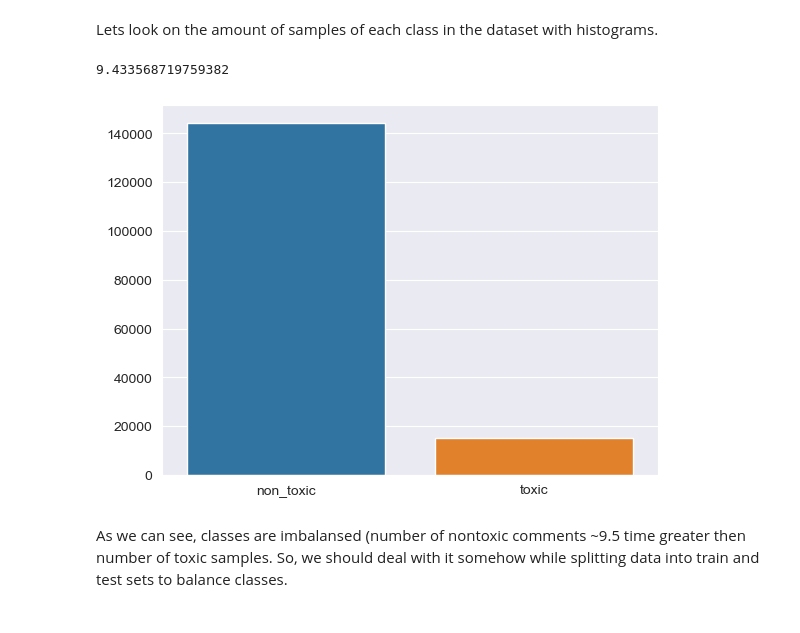
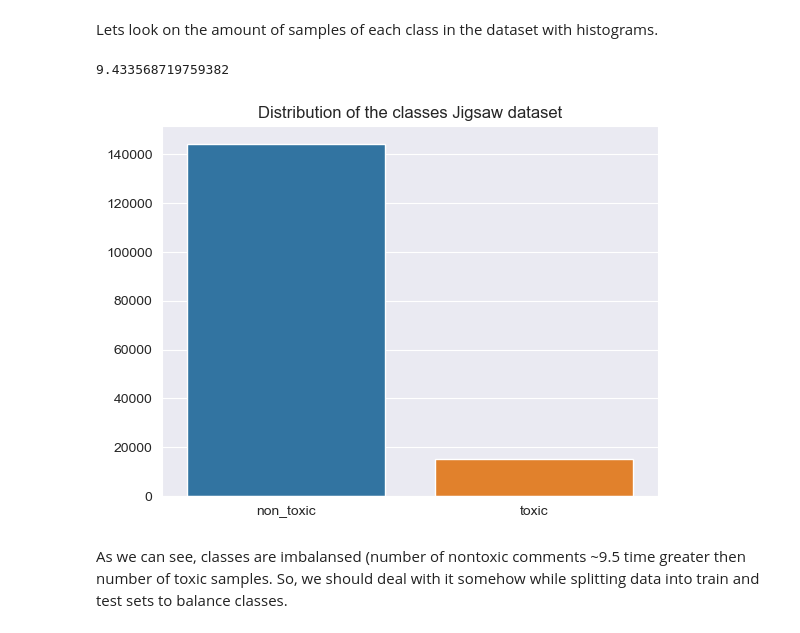
Before and after one commit to boyfromasia/Assignment1_PMLDL, a Jupyter notebook: notebooks/2.0-exploratory-data-analysis.ipynb, the cells around one changed output. Drawn from its saved outputs; the diff is of its cells as text; code cells hidden in the pictures.

Commit message:
add visualize stuff (saved images, .py file, fix bug in notebook)

```diff
--- a/notebooks/2.0-exploratory-data-analysis.ipynb
+++ b/notebooks/2.0-exploratory-data-analysis.ipynb
@@ -13,6 +13,7 @@ warnings.filterwarnings('ignore')
 
 PATH = "../data/external/"
 PATH_OUTPUT = "../data/inheritim/"
+PATH_SAVE_FIGURES = "../reports/figures/"
 # %% [markdown]
 Firstly, let's check Jigsaw dataset.
 # %%
@@ -37,12 +38,14 @@ Lets look on the amount of samples of each class in the dataset with histograms.
 # %%
 toxic_num = train_df[train_df['toxic'] == 1].shape[0]
 nontoxic_num = train_df[train_df['non_toxic'] == 1].shape[0]
 sns.barplot(x=['non_toxic', 'toxic'], y=[nontoxic_num, toxic_num])
+plt.title("Distribution of the classes Jigsaw dataset")
 print(nontoxic_num / toxic_num)
+plt.savefig(PATH_SAVE_FIGURES + "class_distribution_jigsaw.png")
 plt.show()
 # %% [output]
 9.433568719759382
-[figure, old version]
+[figure, new version]
 # %% [markdown]
 As we can see, classes are imbalansed (number of nontoxic comments ~9.5 time greater then number of toxic samples. So, we should deal with it somehow while splitting data into train and test sets to balance classes.
 # %% [markdown]
```
Also changed, not shown: parts of 9 cells of this notebook, 11 other files.
